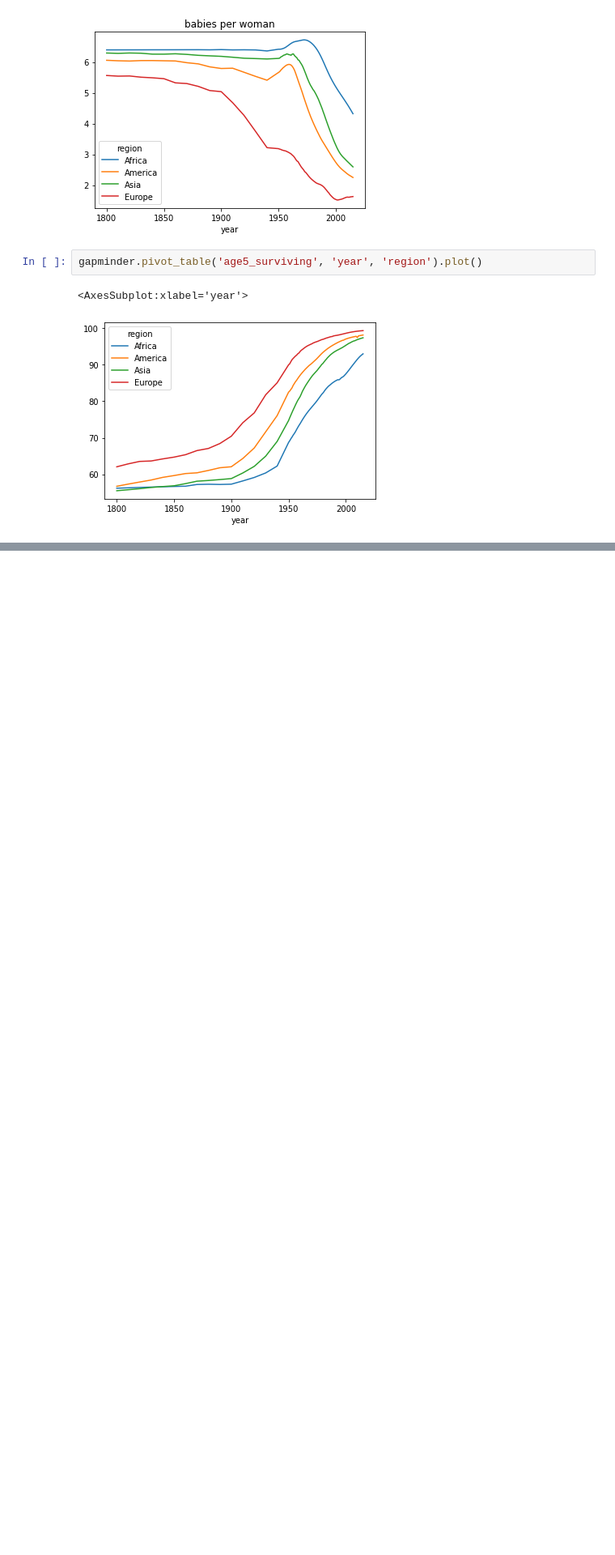
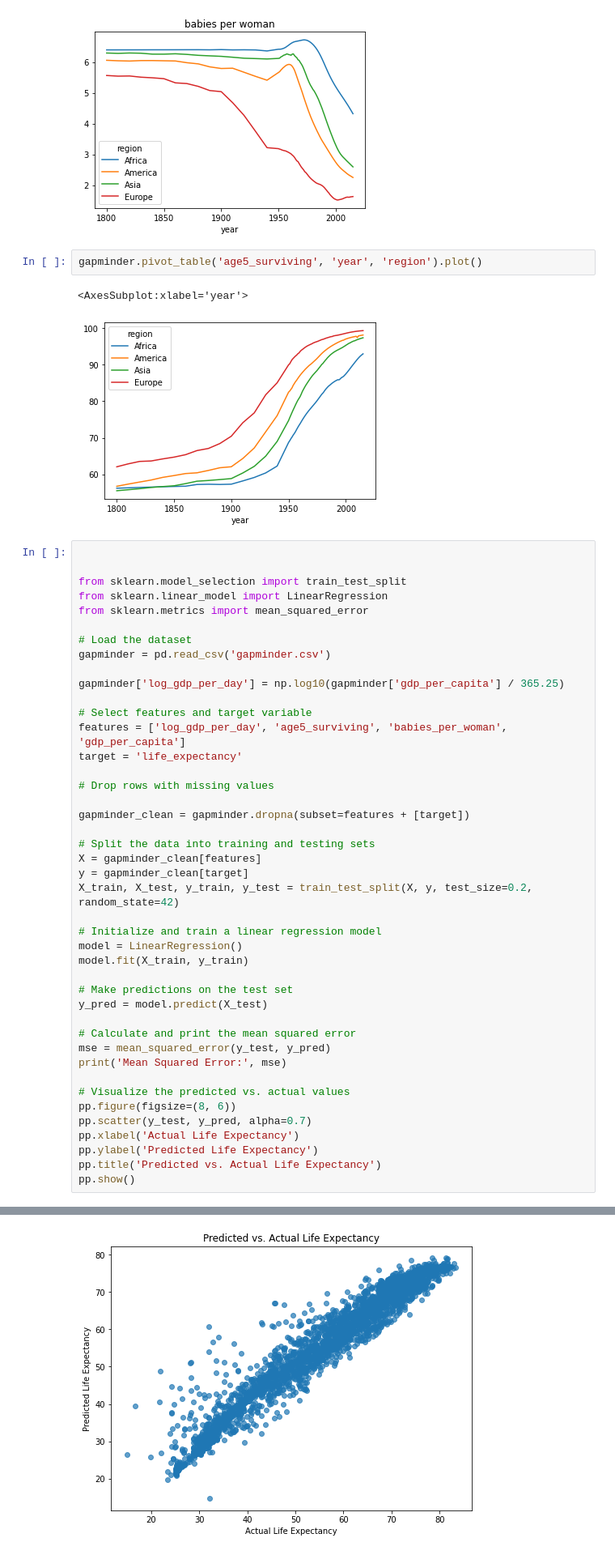
Before and after one commit to beiyonder/populationDataAnalysis, a Jupyter notebook: PopulationdataAnalysis.ipynb, the cells around one changed output, grey strips where cells are left out. Shown: that part at 81% size. Drawn from its saved outputs; the diff is of its cells as text; blank space fills up the shorter version.

```diff
--- a/PopulationdataAnalysis.ipynb
+++ b/PopulationdataAnalysis.ipynb
@@ -153,3 +153,47 @@ gapminder.pivot_table('age5_surviving', 'year', 'region').plot()
 # %% [output]
 <AxesSubplot:xlabel='year'>
 [figure]
+# %%
+
+
+from sklearn.model_selection import train_test_split
+from sklearn.linear_model import LinearRegression
+from sklearn.metrics import mean_squared_error
+
+# Load the dataset
+gapminder = pd.read_csv('gapminder.csv')
+
+gapminder['log_gdp_per_day'] = np.log10(gapminder['gdp_per_capita'] / 365.25)
+
+# Select features and target variable
+features = ['log_gdp_per_day', 'age5_surviving', 'babies_per_woman', 'gdp_per_capita']
+target = 'life_expectancy'
+
+# Drop rows with missing values
+
+gapminder_clean = gapminder.dropna(subset=features + [target])
+
+# Split the data into training and testing sets
+X = gapminder_clean[features]
+y = gapminder_clean[target]
+X_train, X_test, y_train, y_test = train_test_split(X, y, test_size=0.2, random_state=42)
+
+# Initialize and train a linear regression model
+model = LinearRegression()
+model.fit(X_train, y_train)
+
+# Make predictions on the test set
+y_pred = model.predict(X_test)
+
+# Calculate and print the mean squared error
+mse = mean_squared_error(y_test, y_pred)
+print('Mean Squared Error:', mse)
+
+# Visualize the predicted vs. actual values
+pp.figure(figsize=(8, 6))
+pp.scatter(y_test, y_pred, alpha=0.7)
+pp.xlabel('Actual Life Expectancy')
+pp.ylabel('Predicted Life Expectancy')
+pp.title('Predicted vs. Actual Life Expectancy')
+pp.show()
+# %% [output]
@@ -155,0 +201 @@ gapminder.pivot_table('age5_surviving', 'year', 'region').plot()
+[figure, added]
```
Also changed, not shown: parts of 2 cells of this notebook.
